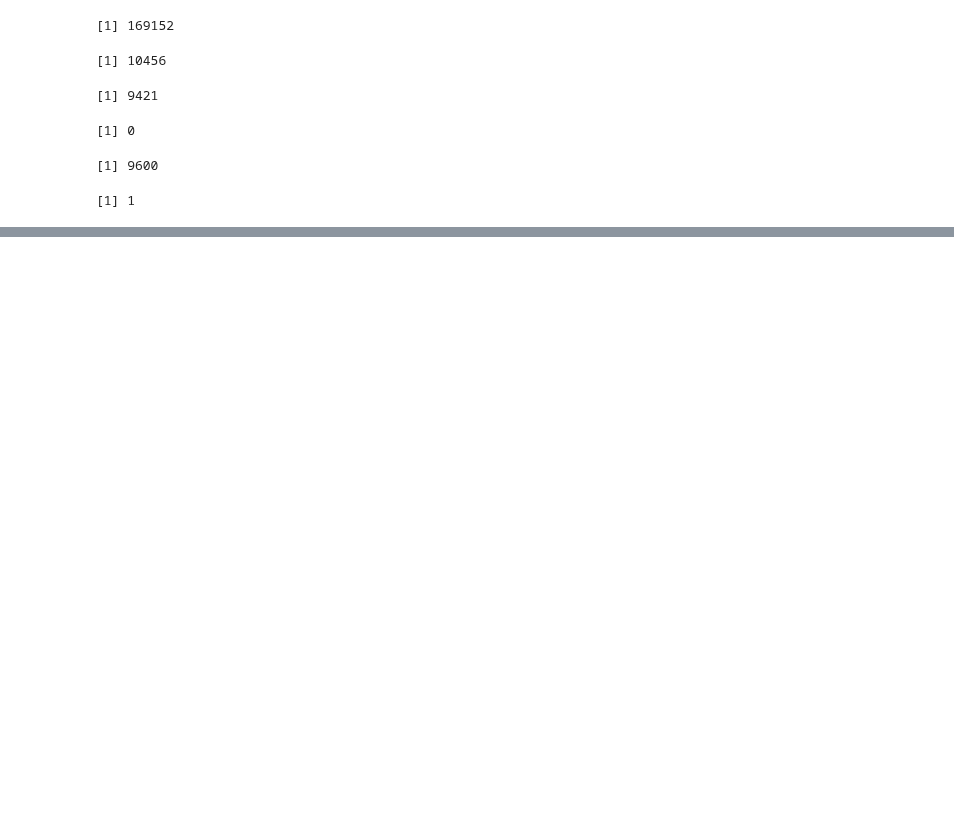
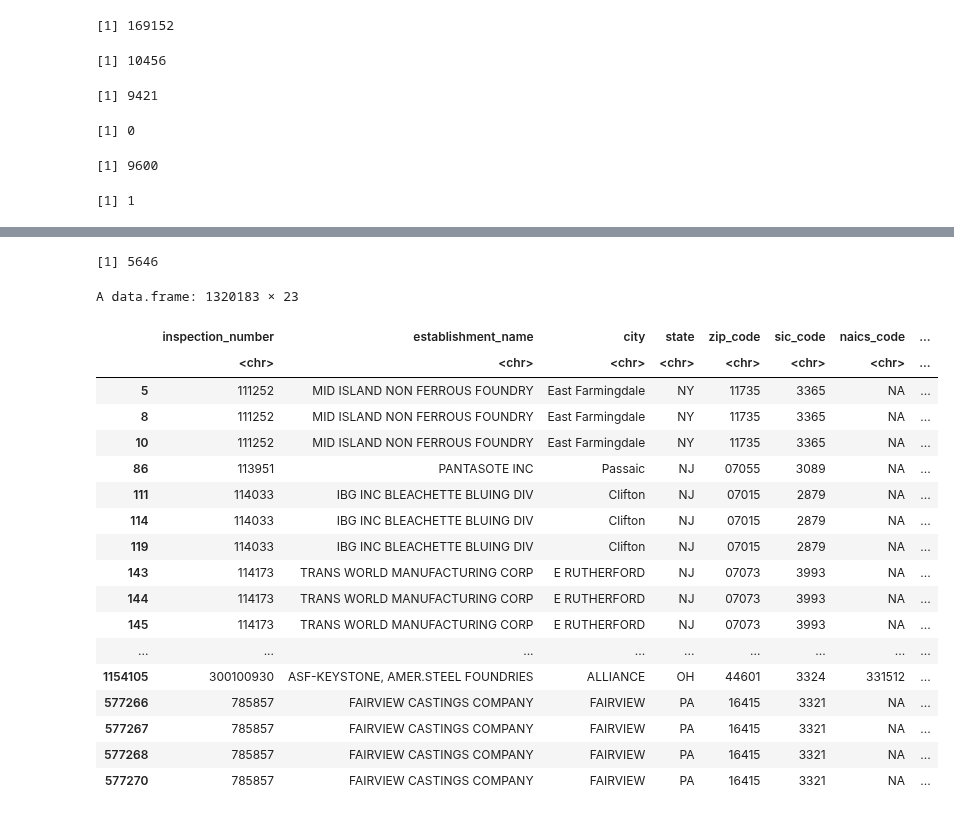
Before and after one commit to jkvasnicka/ht-occupational-plus, a Jupyter notebook: CEHD_R_cleaning_20240709.ipynb, the cells around one changed output, grey strips where cells are left out. Drawn from its saved outputs; the diff is of its cells as text; code cells hidden in the pictures; blank space fills up the shorter version.

Commit message:
Clean duplicates

```diff
--- a/CEHD_R_cleaning_20240709.ipynb
+++ b/CEHD_R_cleaning_20240709.ipynb
@@ -1105,0 +977,5 @@ length(cehd$instrument_type_N[cehd$instrument_type_N=="raw was NA"])
+# %%
+#data are sorted according to HASH and one out of 2 records is retained
+database.1.nonok.9010 <- database.1.nonok.9010[order(database.1.nonok.9010$HASH),]
+# %% [output]
+[1] 5646
@@ -1105,0 +1071,24 @@ length(cehd$instrument_type_N[cehd$instrument_type_N=="raw was NA"])
+# %%
+cehd <- readRDS("C:\\Users\\jmank\\Repositories\\ht_occupational_plus\\Input\\Raw\\OSHA\\CEHD\\CEHD1984_2018\\database\\CEHD_84_18_clean_original.rds")
+
+cehd
+# %% [output]
+A data.frame: 1320183 × 23
+|  | inspection_number | establishment_name | city | state | zip_code | sic_code | naics_code | ... |
+|  | <chr> | <chr> | <chr> | <chr> | <chr> | <chr> | <chr> | ... |
+| 5 | 111252 | MID ISLAND NON FERROUS FOUNDRY | East Farmingdale | NY | 11735 | 3365 | NA | ... |
+| 8 | 111252 | MID ISLAND NON FERROUS FOUNDRY | East Farmingdale | NY | 11735 | 3365 | NA | ... |
+| 10 | 111252 | MID ISLAND NON FERROUS FOUNDRY | East Farmingdale | NY | 11735 | 3365 | NA | ... |
+| 86 | 113951 | PANTASOTE INC | Passaic | NJ | 07055 | 3089 | NA | ... |
+| 111 | 114033 | IBG INC BLEACHETTE BLUING DIV | Clifton | NJ | 07015 | 2879 | NA | ... |
+| 114 | 114033 | IBG INC BLEACHETTE BLUING DIV | Clifton | NJ | 07015 | 2879 | NA | ... |
+| 119 | 114033 | IBG INC BLEACHETTE BLUING DIV | Clifton | NJ | 07015 | 2879 | NA | ... |
+| 143 | 114173 | TRANS WORLD MANUFACTURING CORP | E RUTHERFORD | NJ | 07073 | 3993 | NA | ... |
+| 144 | 114173 | TRANS WORLD MANUFACTURING CORP | E RUTHERFORD | NJ | 07073 | 3993 | NA | ... |
+| 145 | 114173 | TRANS WORLD MANUFACTURING CORP | E RUTHERFORD | NJ | 07073 | 3993 | NA | ... |
+| ... | ... | ... | ... | ... | ... | ... | ... | ... |
+| 1154105 | 300100930 | ASF-KEYSTONE, AMER.STEEL FOUNDRIES | ALLIANCE | OH | 44601 | 3324 | 331512 | ... |
+| 577266 | 785857 | FAIRVIEW CASTINGS COMPANY | FAIRVIEW | PA | 16415 | 3321 | NA | ... |
+| 577267 | 785857 | FAIRVIEW CASTINGS COMPANY | FAIRVIEW | PA | 16415 | 3321 | NA | ... |
+| 577268 | 785857 | FAIRVIEW CASTINGS COMPANY | FAIRVIEW | PA | 16415 | 3321 | NA | ... |
+| 577270 | 785857 | FAIRVIEW CASTINGS COMPANY | FAIRVIEW | PA | 16415 | 3321 | NA | ... |
```
Also changed, not shown: parts of 12 cells of this notebook, 3 other files.
